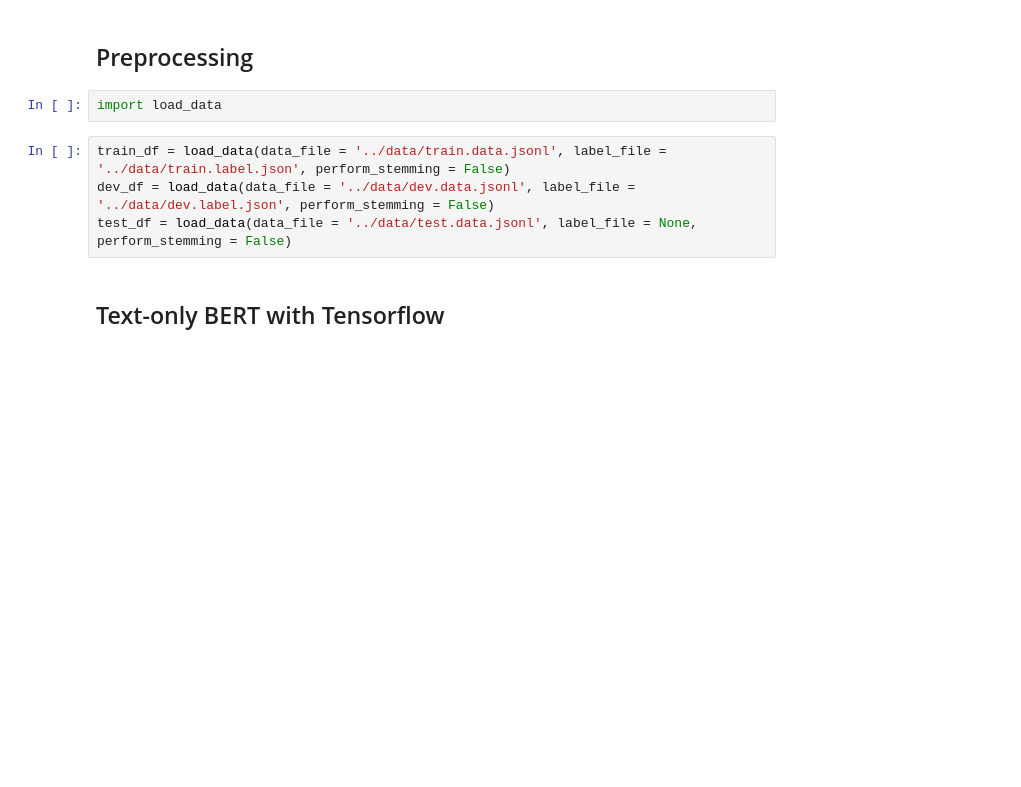
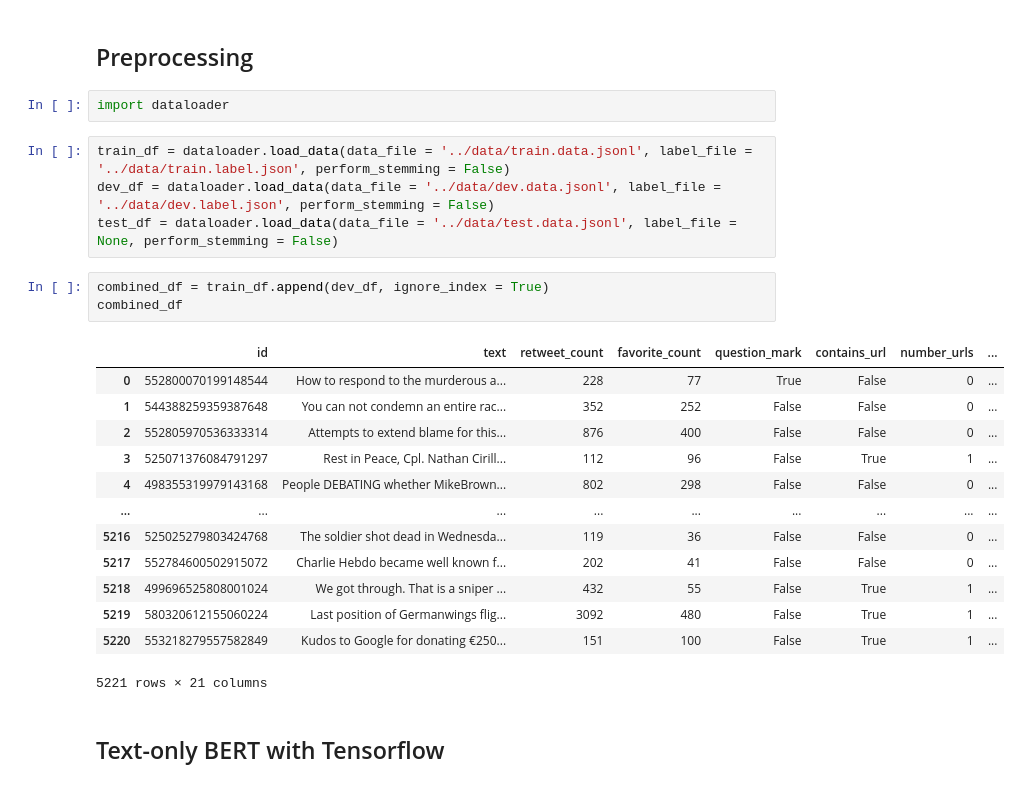
Before and after one commit to Bachfischer/COMP90042-Rumour-Detection-on-Twitter, a Jupyter notebook: src/01_rumour_detection_tensorflow_transformers.ipynb, the cells around one changed output. Saved outputs shown, nothing was run; the diff lists cells and outputs as text; blank space fills up the shorter version.

```diff
--- a/src/01_rumour_detection_tensorflow_transformers.ipynb
+++ b/src/01_rumour_detection_tensorflow_transformers.ipynb
@@ -7,11 +7,28 @@ import numpy as np
 # %% [markdown]
 ## Preprocessing
 # %%
-import load_data
+import dataloader
 # %%
-train_df = load_data(data_file = '../data/train.data.jsonl', label_file = '../data/train.label.json', perform_stemming = False)
-dev_df = load_data(data_file = '../data/dev.data.jsonl', label_file = '../data/dev.label.json', perform_stemming = False)
-test_df = load_data(data_file = '../data/test.data.jsonl', label_file = None, perform_stemming = False)
+train_df = dataloader.load_data(data_file = '../data/train.data.jsonl', label_file = '../data/train.label.json', perform_stemming = False)
+dev_df = dataloader.load_data(data_file = '../data/dev.data.jsonl', label_file = '../data/dev.label.json', perform_stemming = False)
+test_df = dataloader.load_data(data_file = '../data/test.data.jsonl', label_file = None, perform_stemming = False)
+# %%
+combined_df = train_df.append(dev_df, ignore_index = True)
+combined_df
+# %% [output]
+|  | id | text | retweet_count | favorite_count | question_mark | contains_url | number_urls | ... |
+| 0 | 552800070199148544 | How to respond to the murderous a... | 228 | 77 | True | False | 0 | ... |
+| 1 | 544388259359387648 | You can not condemn an entire rac... | 352 | 252 | False | False | 0 | ... |
+| 2 | 552805970536333314 | Attempts to extend blame for this... | 876 | 400 | False | False | 0 | ... |
+| 3 | 525071376084791297 | Rest in Peace, Cpl. Nathan Cirill... | 112 | 96 | False | True | 1 | ... |
+| 4 | 498355319979143168 | People DEBATING whether MikeBrown... | 802 | 298 | False | False | 0 | ... |
+| ... | ... | ... | ... | ... | ... | ... | ... | ... |
+| 5216 | 525025279803424768 | The soldier shot dead in Wednesda... | 119 | 36 | False | False | 0 | ... |
+| 5217 | 552784600502915072 | Charlie Hebdo became well known f... | 202 | 41 | False | False | 0 | ... |
+| 5218 | 499696525808001024 | We got through. That is a sniper ... | 432 | 55 | False | True | 1 | ... |
+| 5219 | 580320612155060224 | Last position of Germanwings flig... | 3092 | 480 | False | True | 1 | ... |
+| 5220 | 553218279557582849 | Kudos to Google for donating €250... | 151 | 100 | False | True | 1 | ... |
+5221 rows × 21 columns
 # %% [markdown]
 ## Text-only BERT with Tensorflow
 # %%
```
Also changed, not shown: parts of 13 cells of this notebook.
